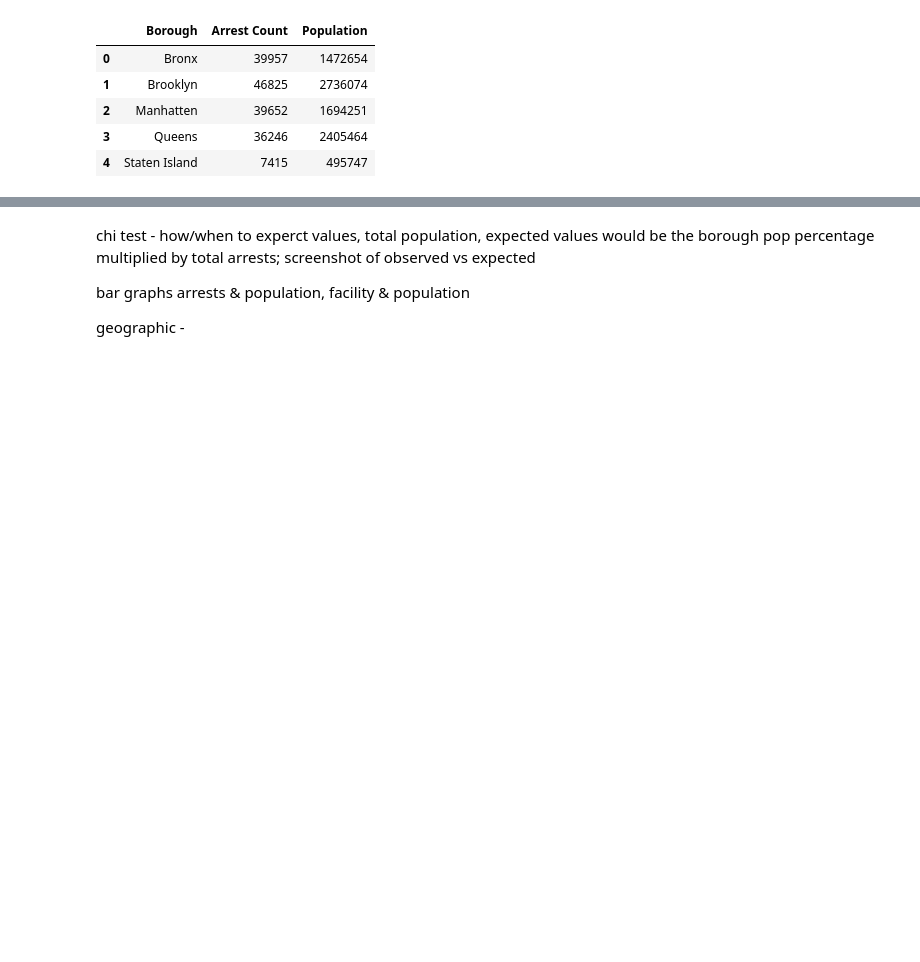
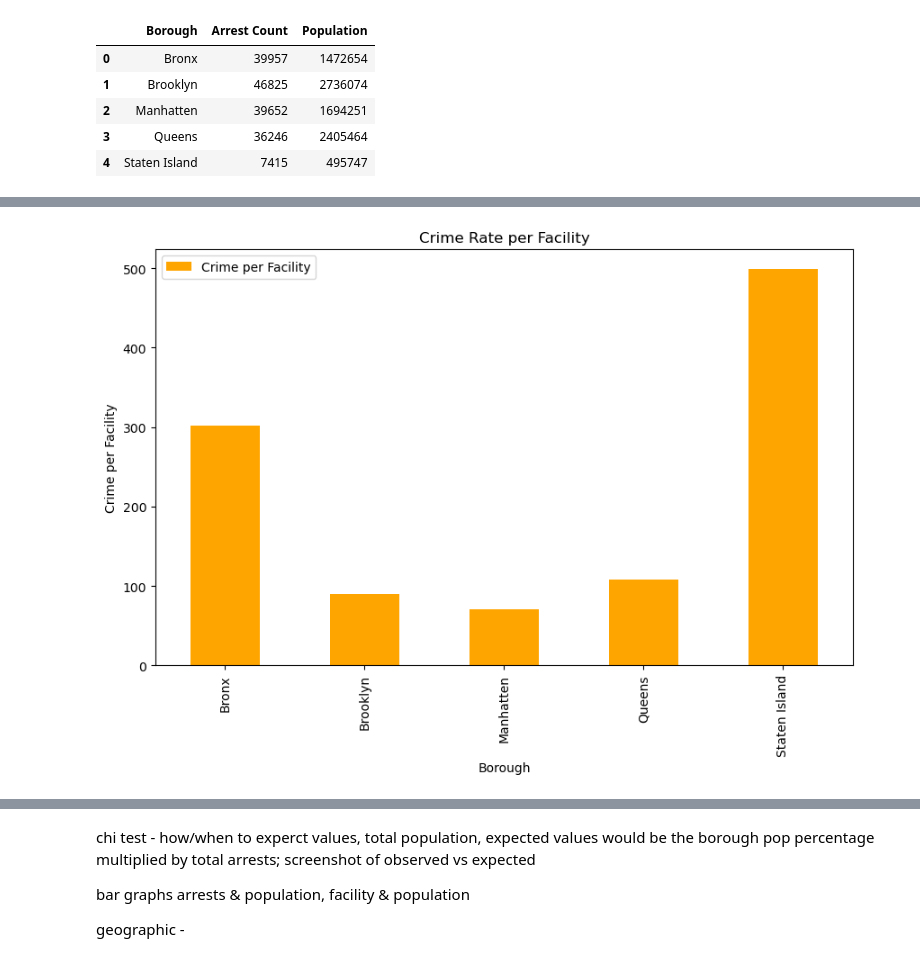
Before and after one commit to Fcoleman06/Group3_project1, a Jupyter notebook: Merged_counts.ipynb, the cells around one changed output, grey strips where cells are left out. Drawn from its saved outputs; the diff is of its cells as text; code cells hidden in the pictures; blank space fills up the shorter version.

```diff
--- a/Merged_counts.ipynb
+++ b/Merged_counts.ipynb
@@ -93,0 +130,12 @@ merged_arrest_mentfac_df.to_csv("Resources/merge_final_count.csv", index=False,
+# %%
+#-------------------------------
+# Borough Mental Facility Count
+#-------------------------------
+merged_arrest_mentfac_df.plot(x='Borough', y='Crime per Facility', kind='bar', color='orange', figsize=(10,6))
+plt.xlabel('Borough')
+plt.ylabel('Crime per Facility')
+plt.title('Crime Rate per Facility')
+plt.savefig('Resources/NYC_crime_bar.png')
+plt.show()
+# %% [output]
+[figure, added]
```
Also changed, not shown: parts of 8 cells of this notebook, 6 other files.
